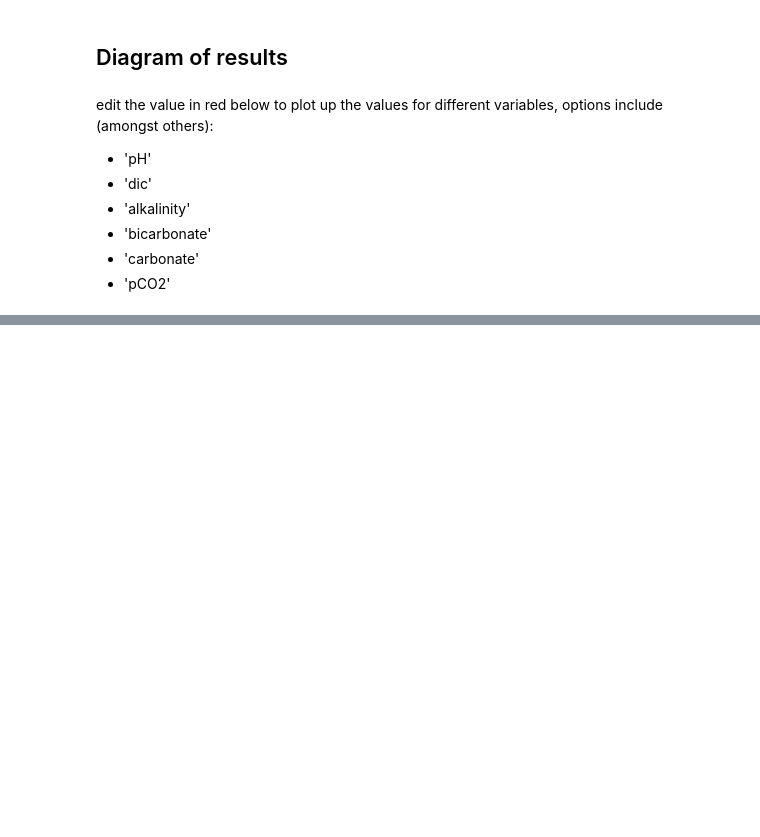
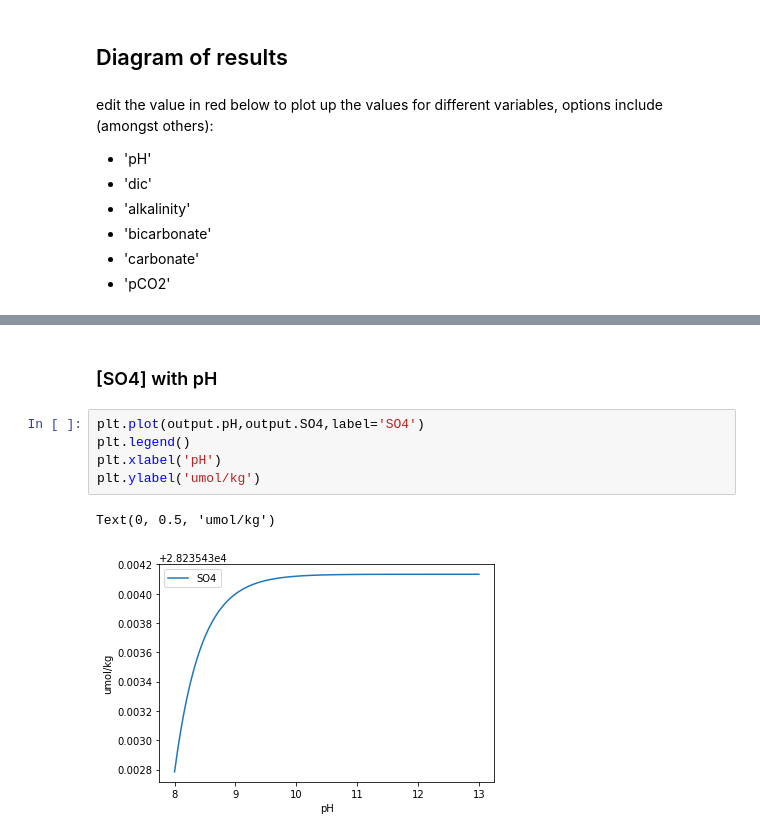
Before and after one commit to PaulHalloran/Jupiter_notebooks_halloran, a Jupyter notebook: SeaCURE_pH_calculatoins.ipynb, the cells around one changed output, grey strips where cells are left out. Cells and saved outputs as stored; diff of their text form; blank space fills up the shorter version.

```diff
--- a/SeaCURE_pH_calculatoins.ipynb
+++ b/SeaCURE_pH_calculatoins.ipynb
@@ -269,0 +333,10 @@ f
+# %% [markdown]
+### [SO4] with pH
+# %%
+plt.plot(output.pH,output.SO4,label='SO4')
+plt.legend()
+plt.xlabel('pH')
+plt.ylabel('umol/kg')
+# %% [output]
+Text(0, 0.5, 'umol/kg')
+[figure, added]
```
Also changed, not shown: parts of 8 cells of this notebook.
